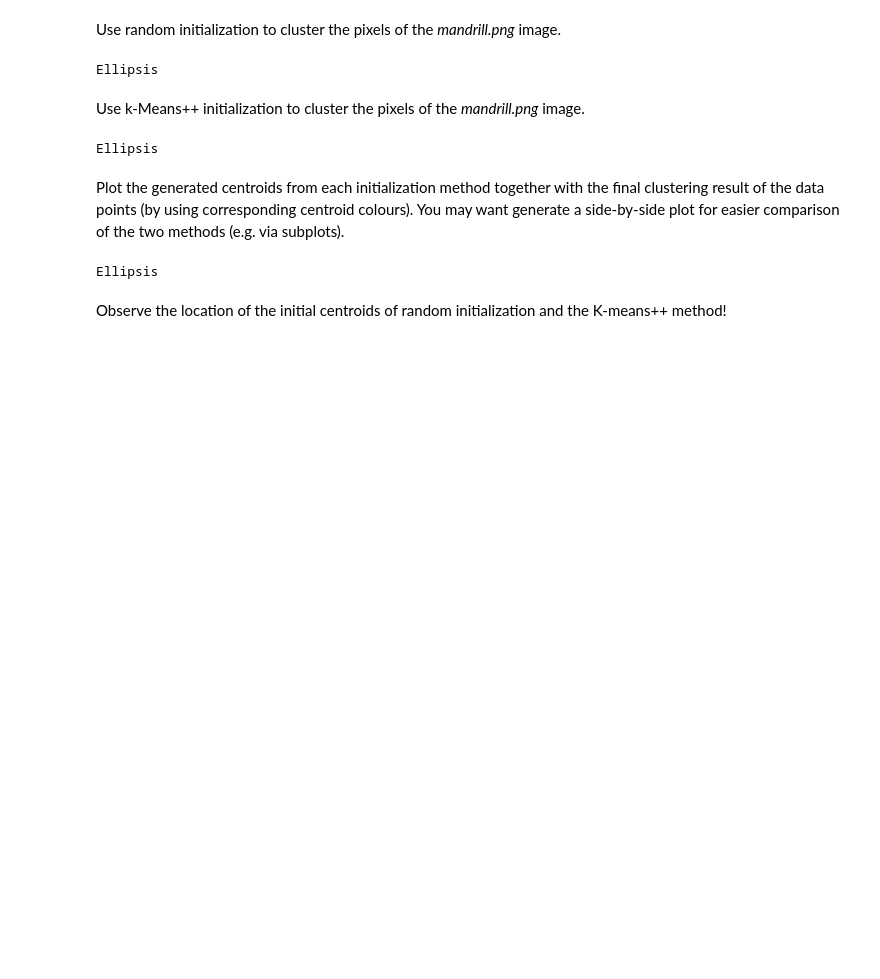
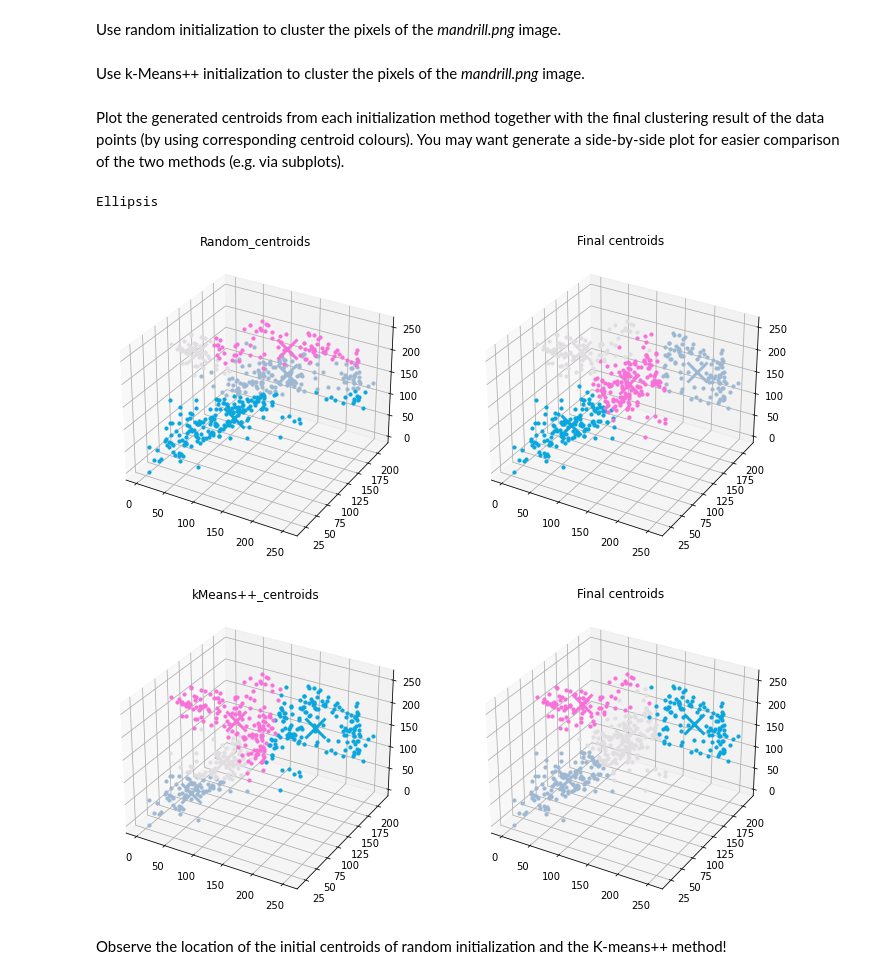
Before and after one commit to Antonio417/K-means, a Jupyter notebook: K-means.ipynb, the cells around one changed output. Cells and saved outputs as stored; diff of their text form; code cells hidden in the pictures; blank space fills up the shorter version.

```diff
--- a/K-means.ipynb
+++ b/K-means.ipynb
@@ -591,17 +610,42 @@ Use random initialization to cluster the pixels of the *mandrill.png* image.
 ### Insert your solution here ###
 
 # Randomly initialize the centroids and obtain the clustering results -- you can choose T=20 iterations to start with
-...
+k = 4
+sample_idx = np.random.randint(0, len(img_reshape), 500)
+rand_centroids = random_centroids(img_reshape,k)
+rand_centroids = rand_centroids.tolist()
+rand_valueT20= mykMeans(img_reshape, rand_centroids, 20)
+cluster_idx_randT20 = rand_valueT20[0]
+centroids_randT20 = rand_valueT20[1]
+kMeans_loss_randT20 = rand_valueT20[2]
+# print(rand_centroids) # this is the randomised centroids
+# print(rand_value[1]) # Final coordinates and values for the updated centroids
+rand_valueT1= mykMeans(img_reshape, rand_centroids, 1)
+cluster_idx_randT1 = rand_valueT1[0]
+centroids_randT1 = rand_valueT1[1]
+kMeans_loss_randT1 = rand_valueT1[2]
-# %% [output]
-Ellipsis
 # %% [markdown]
 Use k-Means++ initialization to cluster the pixels of the *mandrill.png* image.
+# %%
+img = cv2.imread('mandrill.jpg')
+img_reshape = cv2.cvtColor(img, cv2.COLOR_BGR2RGB)
+img_reshape = img.reshape((-1,3))
+img_reshape = np.float32(img_reshape)
 # %%
 ### Insert your solution here ###
 
 # Initialize the centroids via k-Means++ and obtain the clustering results -- you can choose T=20 iterations to start with
-...
+k = 4
+plus_centroids = kmeanspp_centroids(img_reshape,k)
+plus_valueT20 = mykMeans(img_reshape, plus_centroids, 20)
+cluster_idx_plusT20 = plus_valueT20[0]
+centroids_plusT20 = plus_valueT20[1]
+kMeans_loss_plusT20 = plus_valueT20[2]
+# print(plus_centroids) # this is the randomised centroids
+# print(plus_value[1]) # Final coordinates and values for the updated centroids
+plus_valueT1 = mykMeans(img_reshape, plus_centroids, 1)
+cluster_idx_plusT1 = plus_valueT1[0]
+centroids_plusT1 = plus_valueT1[1]
+kMeans_loss_plusT1 = plus_valueT1[2]
-# %% [output]
-Ellipsis
 # %% [markdown]
 Plot the generated centroids from each initialization method together with the final clustering result of the data points (by using corresponding centroid colours). You may want generate a side-by-side plot for easier comparison of the two methods (e.g. via subplots).
@@ -608,18 +712,26 @@ Plot the generated centroids from each initialization method together with the f
 # %%
 ### Insert your solution here ###
 
 # Create (sub)plot to display the centroid and final cluster results obtained with Random Initialization
-...
+
+number_of_colors = k
+color = ["#"+''.join([random.choice('0123456789ABCDEF') for j in range(6)])
+             for i in range(number_of_colors)]
+sample_idx_randT20 = np.random.randint(0, len(img_reshape), 500)
+visualize_task5(img_reshape, cluster_idx_randT1, centroids_randT1, cluster_idx_randT20, centroids_randT20, sample_idx, color,0)
+
 
 
 # Create (sub)plot to display the centroid and final cluster results obtained with k-Means++ Initialization
-...
+visualize_task5(img_reshape, cluster_idx_plusT1, centroids_plusT1, cluster_idx_plusT20, centroids_plusT20, sample_idx, color,1)
 
 
 # Display the results
 ...
 # %% [output]
 Ellipsis
+[figure, added]
+[figure, added]
 # %% [markdown]
 Observe the location of the initial centroids of random initialization and the K-means++ method!
 # %% [markdown]
```
Also changed, not shown: parts of 10 cells of this notebook.
